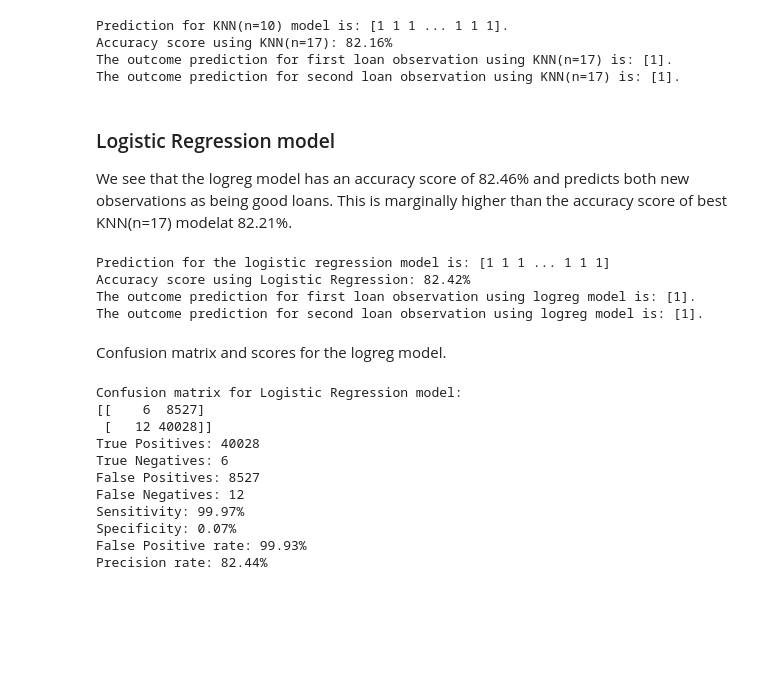
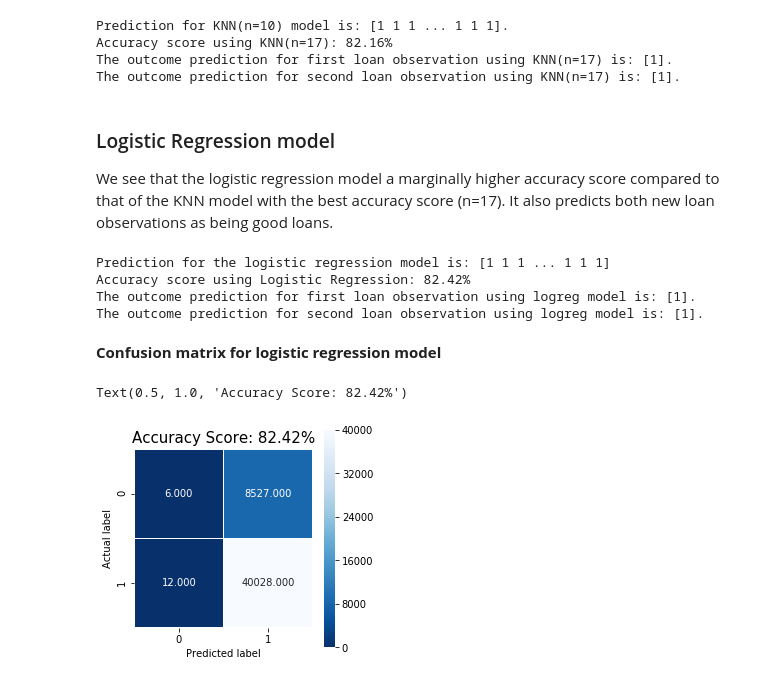
Before and after one commit to manieshablakey/loan-assessment-model, a Jupyter notebook: loan-credit.ipynb, the cells around one changed output. Saved outputs shown, nothing was run; the diff lists cells and outputs as text; code cells hidden in the pictures; blank space fills up the shorter version.

```diff
--- a/loan-credit.ipynb
+++ b/loan-credit.ipynb
@@ -1008,14 +1009,14 @@ The outcome prediction for second new loan observation using KNN(n=10) is: [1].
 # %%
-n_range = range(1, 30)
+k_range = range(1, 30)
 scores = []
-for n in n_range:
-    knn = KNeighborsClassifier(n_neighbors=n)
+for k in k_range:
+    knn = KNeighborsClassifier(n_neighbors=k)
     knn.fit(X_train, y_train)
     y_pred = knn.predict(X_test)
     knn_score_total = metrics.accuracy_score(y_test, y_pred)
     scores.append(knn_score_total)
 
-plt.plot(n_range, scores)
+plt.plot(k_range, scores)
 plt.xlabel("Value of n for KNN")
 plt.ylabel("Testing accuracy")
 # %% [output]
@@ -1059,5 +1043,5 @@ The outcome prediction for second loan observation using KNN(n=17) is: [1].
 # %% [markdown]
 ### Logistic Regression model
-We see that the logreg model has an accuracy score of 82.46% and predicts both new observations as being good loans. This is marginally higher than the accuracy score of best KNN(n=17) modelat 82.21%.
+We see that the logistic regression model a marginally higher accuracy score compared to that of the KNN model with the best accuracy score (n=17). It also predicts both new loan observations as being good loans.
 # %%
 #import the class
@@ -1086,50 +1070,16 @@ Prediction for the logistic regression model is: [1 1 1 ... 1 1 1]
 Accuracy score using Logistic Regression: 82.42%
 The outcome prediction for first loan observation using logreg model is: [1].
 The outcome prediction for second loan observation using logreg model is: [1].
-# %% [markdown]
-Confusion matrix and scores for the logreg model.
-# %%
-#logistic regression confusion matrix
-cm_log = metrics.confusion_matrix(y_test, y_pred_class)
-print("Confusion matrix for Logistic Regression model:")
-print(cm_log)
-
-#split confusion matrix components.
-confusion = metrics.confusion_matrix(y_test, y_pred_class)
-TP = confusion[1, 1]
-TN = confusion[0, 0]
-FP = confusion[0, 1]
-FN = confusion[1, 0]
-
-print("True Positives:", TP)
-print("True Negatives:", TN)
-print("False Positives:", FP)
-print("False Negatives:", FN)
-
-#sensitivity
-sensitivity = TP / float(TP + FN)
-print("Sensitivity: %.2f%%" % (sensitivity * 100))
-
-#specificity
-specificity= TN / float(TN + FP)
-print("Specificity: %.2f%%" % (specificity * 100))
-
-#false positives
-fp = FP / float(TN + FP)
-print("False Positive rate: %.2f%%" % (fp * 100))
-
-#precision
-precision = TP / float(FP + TP)
-print("Precision rate: %.2f%%" % (precision * 100))
-# %% [output]
-Confusion matrix for Logistic Regression model:
-[[    6  8527]
- [   12 40028]]
-True Positives: 40028
-True Negatives: 6
-False Positives: 8527
-False Negatives: 12
-Sensitivity: 99.97%
-Specificity: 0.07%
-False Positive rate: 99.93%
-Precision rate: 82.44%
+# %% [markdown]
+**Confusion matrix for logistic regression model**
+# %%
+cm = metrics.confusion_matrix(y_test, y_pred_class)
+plt.figure(figsize=(4,4))
+sns.heatmap(cm, annot=True, fmt=".3f", linewidths=.5, square = True, cmap = "Blues_r")
+plt.ylabel("Actual label")
+plt.xlabel("Predicted label")
+all_boxes = "Accuracy Score: %.2f%%" % (lm_accuracy * 100)
+plt.title(all_boxes, size = 15)
+# %% [output]
+Text(0.5, 1.0, 'Accuracy Score: 82.42%')
+[figure, added]
```
Also changed, not shown: parts of 16 cells of this notebook.
